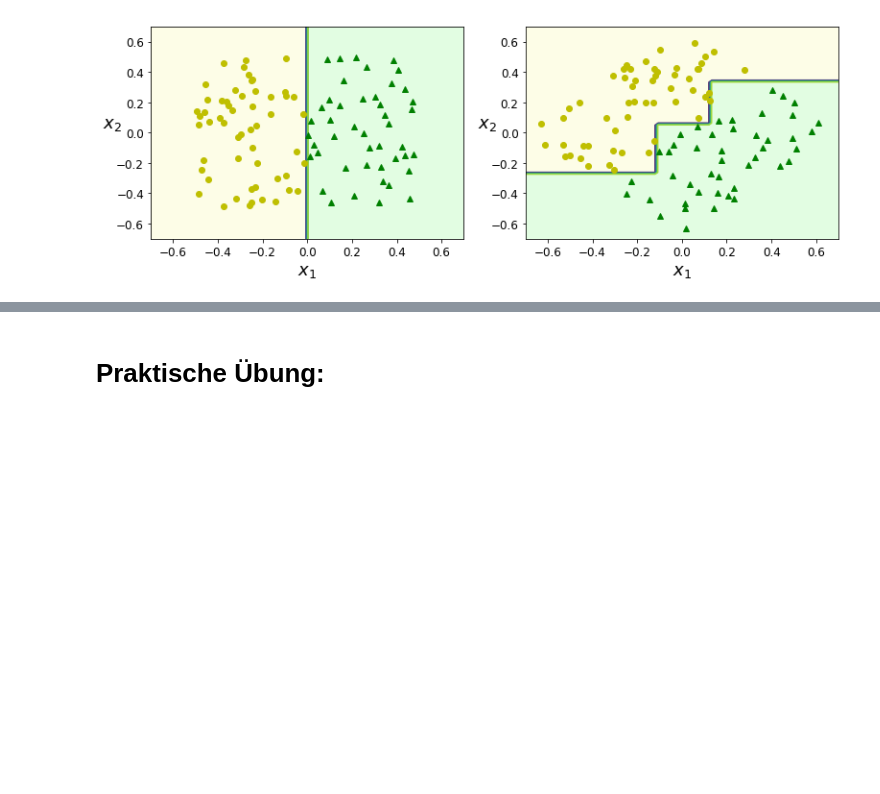
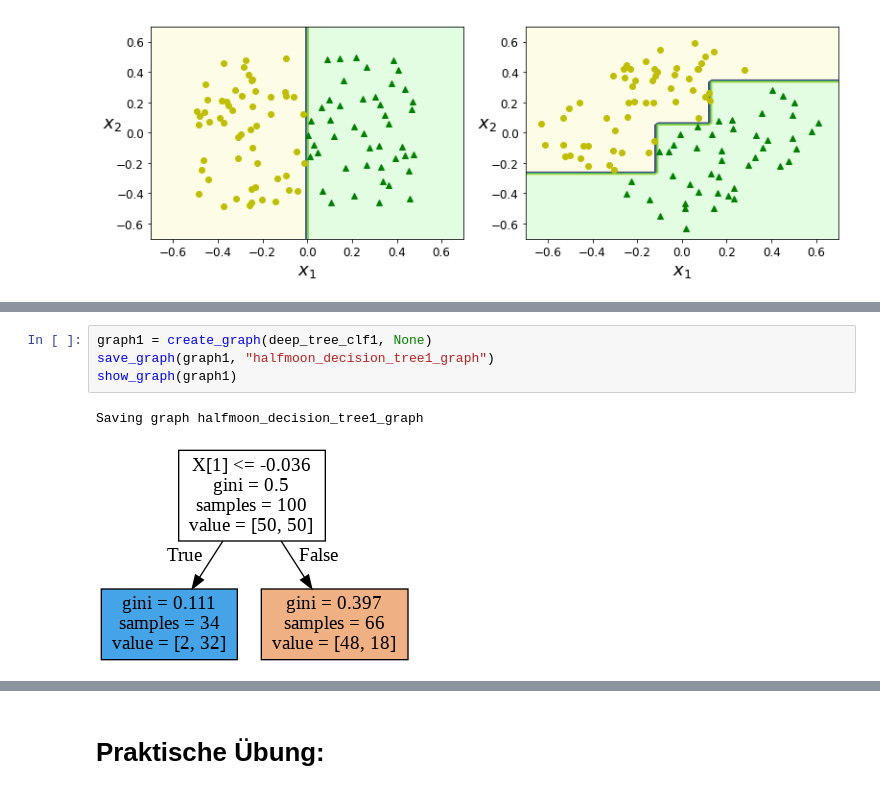
Before and after one commit to fxmuelle/zp-ml-jupyter, a Jupyter notebook: decision_trees.ipynb, the cells around one changed output, grey strips where cells are left out. Saved outputs shown, nothing was run; the diff lists cells and outputs as text; blank space fills up the shorter version.

```diff
--- a/decision_trees.ipynb
+++ b/decision_trees.ipynb
@@ -261,0 +256,7 @@ Saving figure sensitivity_to_rotation_plot
+# %%
+graph1 = create_graph(deep_tree_clf1, None)
+save_graph(graph1, "halfmoon_decision_tree1_graph")
+show_graph(graph1)
+# %% [output]
+Saving graph halfmoon_decision_tree1_graph
+[figure, added]
```
Also changed, not shown: parts of 34 cells of this notebook, 2 other files.
